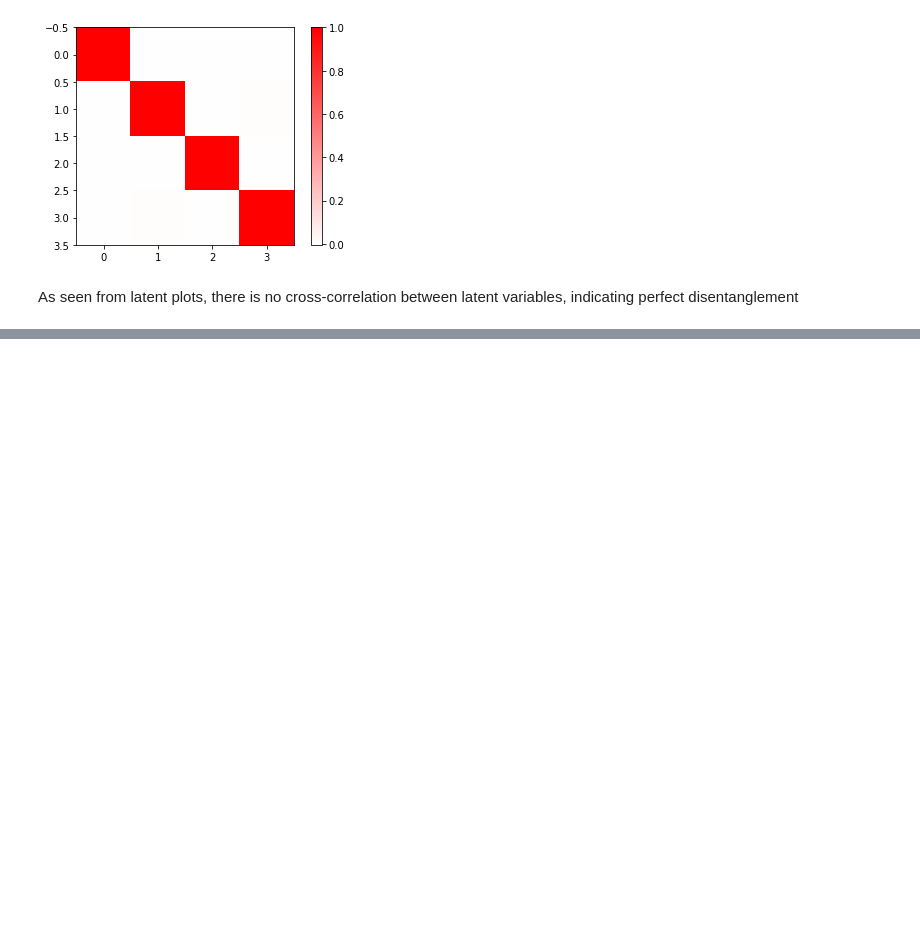
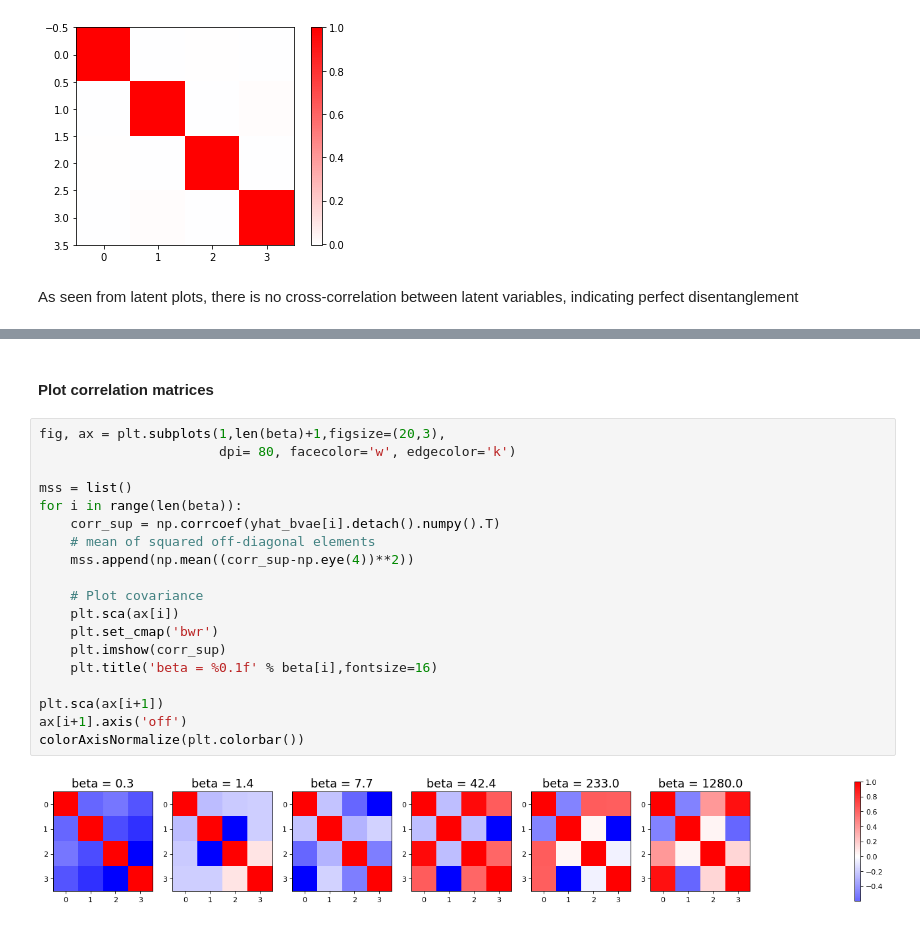
Before and after one commit to zahariaa/disentangled-dynamics, a Jupyter notebook: src/analyses/Entanglement analysis.ipynb, the cells around one changed output, grey strips where cells are left out. Saved outputs shown, nothing was run; the diff lists cells and outputs as text; blank space fills up the shorter version.

```diff
--- a/src/analyses/Entanglement analysis.ipynb
+++ b/src/analyses/Entanglement analysis.ipynb
@@ -97,0 +142,23 @@ As seen from latent plots, there is no cross-correlation between latent variable
+# %% [markdown]
+#### Plot correlation matrices
+# %%
+fig, ax = plt.subplots(1,len(beta)+1,figsize=(20,3),
+                       dpi= 80, facecolor='w', edgecolor='k')
+
+mss = list()
+for i in range(len(beta)):
+    corr_sup = np.corrcoef(yhat_bvae[i].detach().numpy().T)
+    # mean of squared off-diagonal elements
+    mss.append(np.mean((corr_sup-np.eye(4))**2))
+
+    # Plot covariance
+    plt.sca(ax[i])
+    plt.set_cmap('bwr')
+    plt.imshow(corr_sup)
+    plt.title('beta = %0.1f' % beta[i],fontsize=16)
+
+plt.sca(ax[i+1])
+ax[i+1].axis('off')
+colorAxisNormalize(plt.colorbar())
+# %% [output]
+[figure, added]
```
Also changed, not shown: parts of 16 cells of this notebook, 1 other file.
